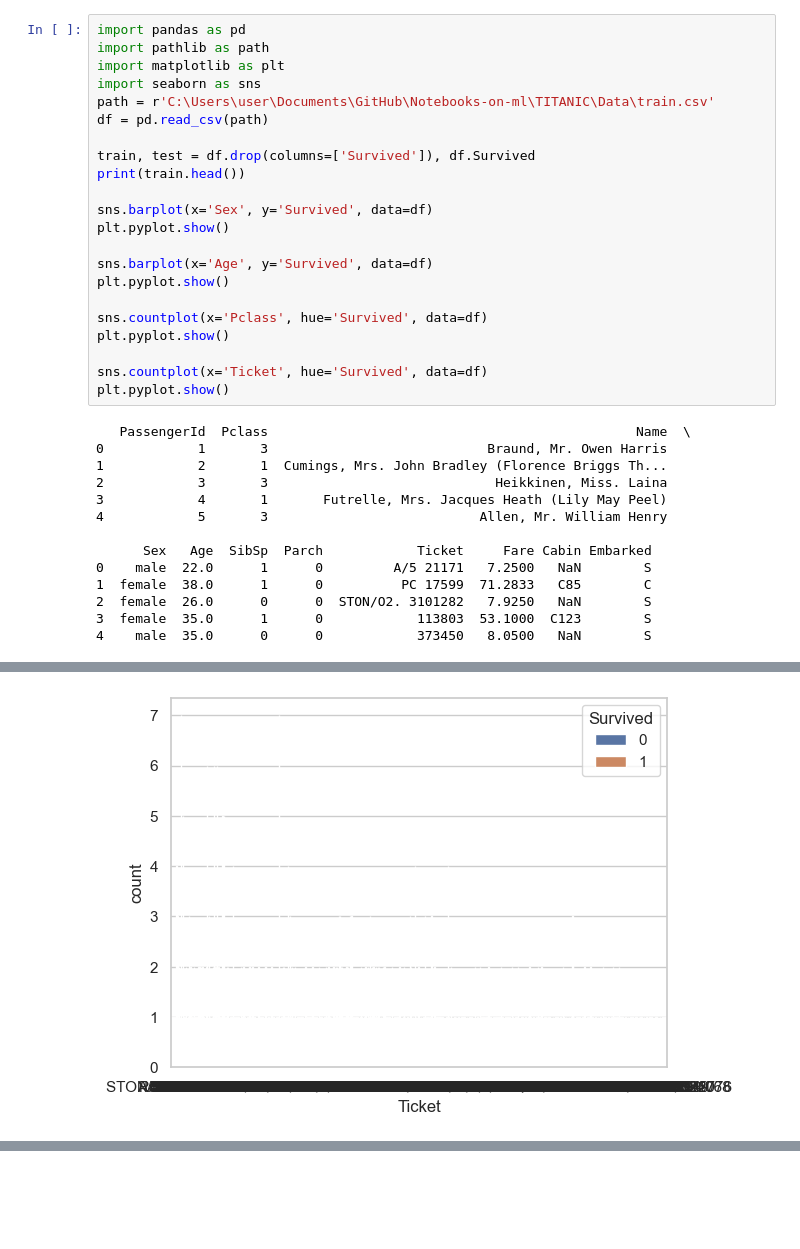
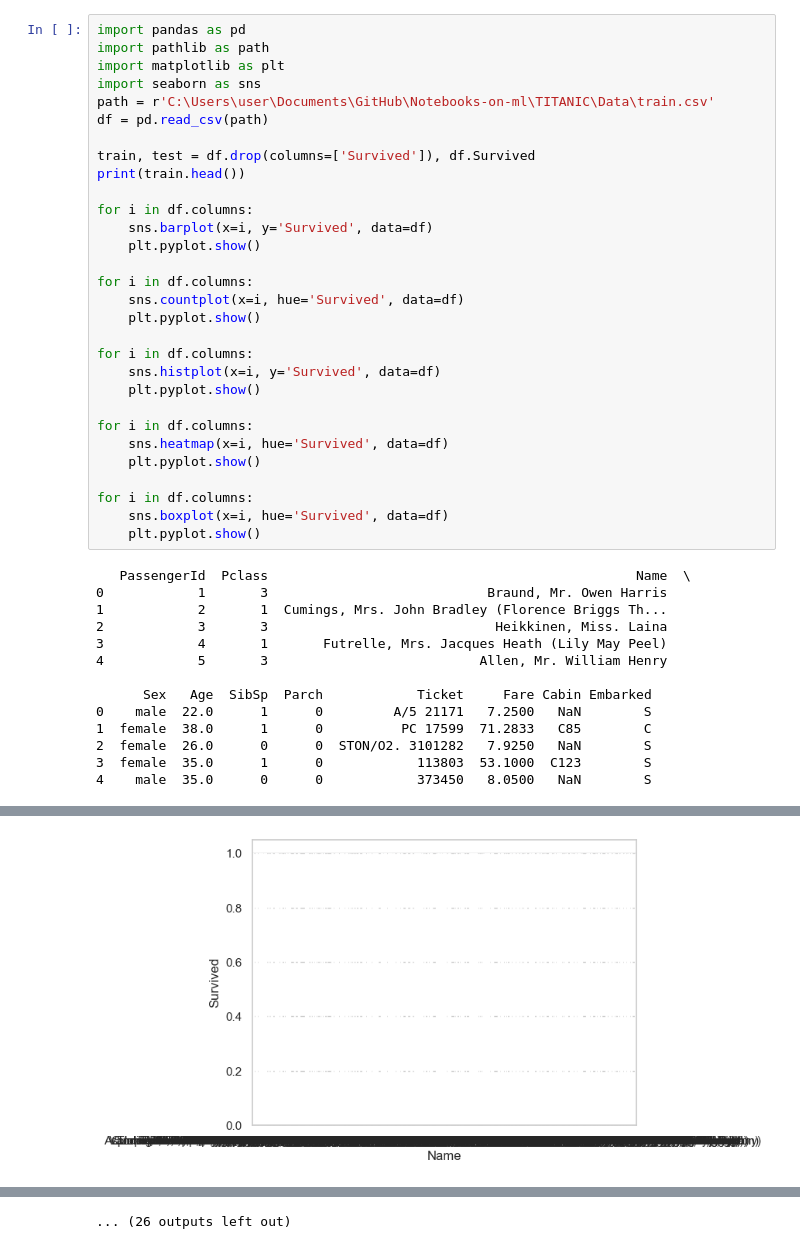
Before and after one commit to erj2231/notebooks-on-ml, a Jupyter notebook: TITANIC/TITANIC.ipynb, the cells around one changed output, grey strips where cells are left out. Drawn from its saved outputs; the diff is of its cells as text; blank space fills up the shorter version.

```diff
--- a/TITANIC/TITANIC.ipynb
+++ b/TITANIC/TITANIC.ipynb
@@ -9,17 +9,25 @@ df = pd.read_csv(path)
 train, test = df.drop(columns=['Survived']), df.Survived
 print(train.head())
 
-sns.barplot(x='Sex', y='Survived', data=df)
-plt.pyplot.show()
+for i in df.columns:
+    sns.barplot(x=i, y='Survived', data=df)
+    plt.pyplot.show()
 
-sns.barplot(x='Age', y='Survived', data=df)
-plt.pyplot.show()
+for i in df.columns:
+    sns.countplot(x=i, hue='Survived', data=df)
+    plt.pyplot.show()
 
-sns.countplot(x='Pclass', hue='Survived', data=df)
-plt.pyplot.show()
+for i in df.columns:
+    sns.histplot(x=i, y='Survived', data=df)
+    plt.pyplot.show()
 
-sns.countplot(x='Ticket', hue='Survived', data=df)
-plt.pyplot.show()
+for i in df.columns:
+    sns.heatmap(x=i, hue='Survived', data=df)
+    plt.pyplot.show()
+
+for i in df.columns:
+    sns.boxplot(x=i, hue='Survived', data=df)
+    plt.pyplot.show()
 # %% [output]
    PassengerId  Pclass                                               Name  \
 0            1       3                            Braund, Mr. Owen Harris
@@ -40 +48 @@ plt.pyplot.show()
-[figure, old version]
+[figure, new version]
@@ -41 +56,2 @@ plt.pyplot.show()
+... (26 outputs left out)
 # %%
```
Also changed, not shown: parts of 2 cells of this notebook.
